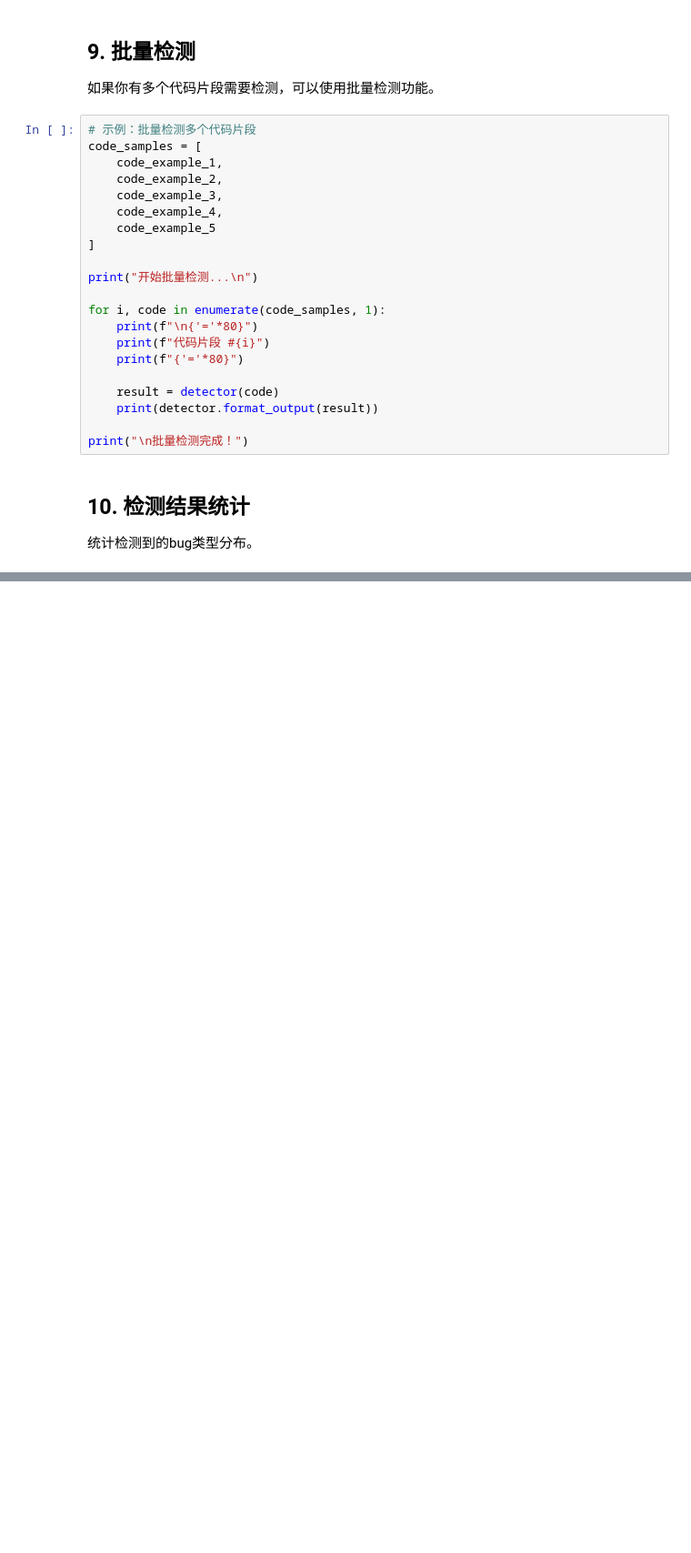
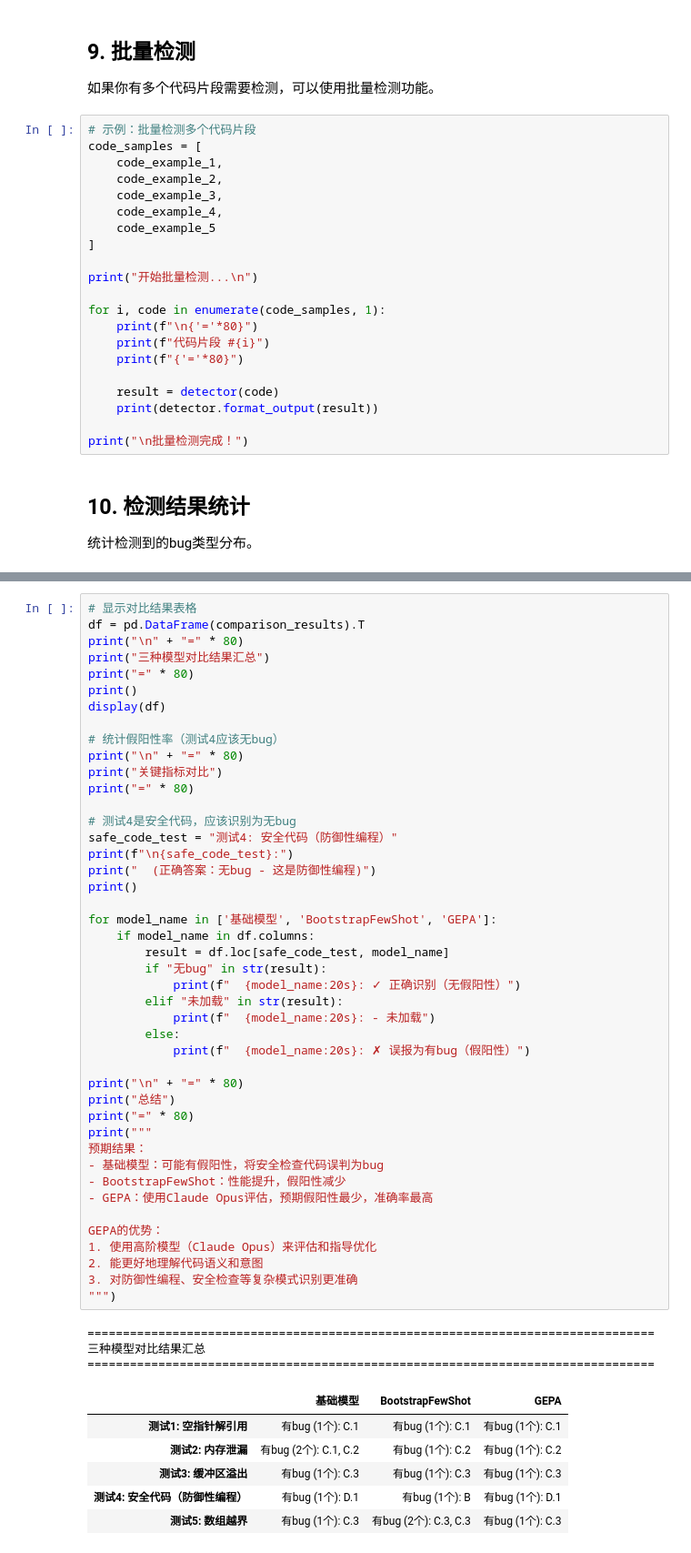
Before and after one commit to JeremyJiao01/ClaudeCode_DSPy, a Jupyter notebook: ipynb/bug_detection_demo.ipynb, the cells around one changed output, grey strips where cells are left out. Shown at 91% size. Drawn from its saved outputs; the diff is of its cells as text; blank space fills up the shorter version.

Commit message:
增加 GEPA

```diff
--- a/ipynb/bug_detection_demo.ipynb
+++ b/ipynb/bug_detection_demo.ipynb
@@ -374,0 +590,54 @@ analyze_detection_results(results)
+# %%
+# 显示对比结果表格
+df = pd.DataFrame(comparison_results).T
+print("\n" + "=" * 80)
+print("三种模型对比结果汇总")
+print("=" * 80)
+print()
+display(df)
+
+# 统计假阳性率（测试4应该无bug）
+print("\n" + "=" * 80)
+print("关键指标对比")
+print("=" * 80)
+
+# 测试4是安全代码，应该识别为无bug
+safe_code_test = "测试4: 安全代码（防御性编程）"
+print(f"\n{safe_code_test}:")
+print("  (正确答案：无bug - 这是防御性编程)")
+print()
+
+for model_name in ['基础模型', 'BootstrapFewShot', 'GEPA']:
+    if model_name in df.columns:
+        result = df.loc[safe_code_test, model_name]
+        if "无bug" in str(result):
+            print(f"  {model_name:20s}: ✓ 正确识别（无假阳性）")
+        elif "未加载" in str(result):
+            print(f"  {model_name:20s}: - 未加载")
+        else:
+            print(f"  {model_name:20s}: ✗ 误报为有bug（假阳性）")
+
+print("\n" + "=" * 80)
+print("总结")
+print("=" * 80)
+print("""
+预期结果：
+- 基础模型：可能有假阳性，将安全检查代码误判为bug
+- BootstrapFewShot：性能提升，假阳性减少
+- GEPA：使用Claude Opus评估，预期假阳性最少，准确率最高
+
+GEPA的优势：
+1. 使用高阶模型（Claude Opus）来评估和指导优化
+2. 能更好地理解代码语义和意图
+3. 对防御性编程、安全检查等复杂模式识别更准确
+""")
+# %% [output]
+================================================================================
+三种模型对比结果汇总
+================================================================================
+|  | 基础模型 | BootstrapFewShot | GEPA |
+| 测试1: 空指针解引用 | 有bug (1个): C.1 | 有bug (1个): C.1 | 有bug (1个): C.1 |
+| 测试2: 内存泄漏 | 有bug (2个): C.1, C.2 | 有bug (1个): C.2 | 有bug (1个): C.2 |
+| 测试3: 缓冲区溢出 | 有bug (1个): C.3 | 有bug (1个): C.3 | 有bug (1个): C.3 |
+| 测试4: 安全代码（防御性编程） | 有bug (1个): D.1 | 有bug (1个): B | 有bug (1个): D.1 |
+| 测试5: 数组越界 | 有bug (1个): C.3 | 有bug (2个): C.3, C.3 | 有bug (1个): C.3 |
```
Also changed, not shown: parts of 15 cells of this notebook, 6 other files.
